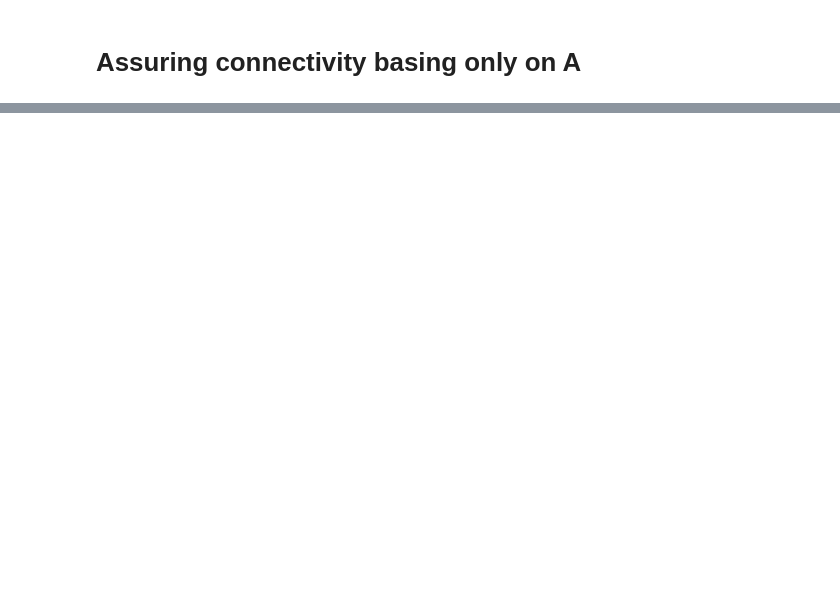
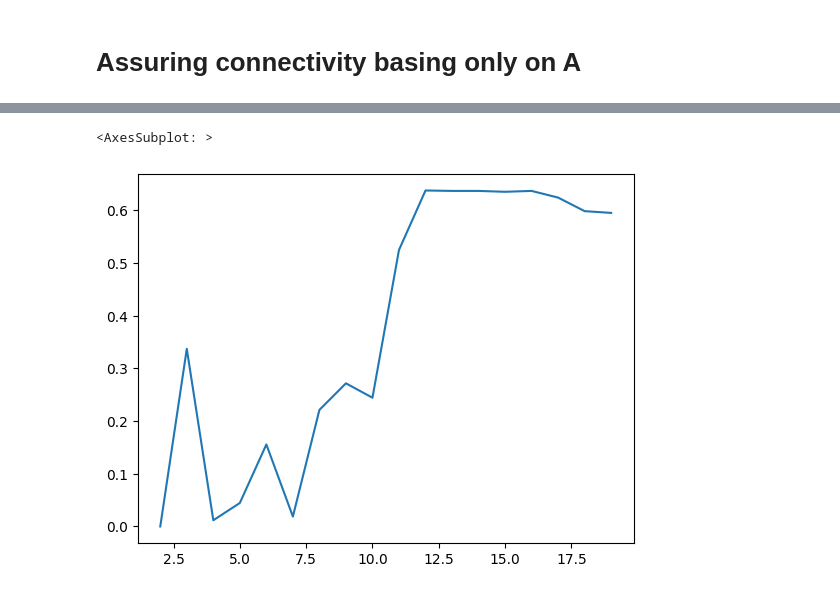
Before and after one commit to WronaPatryk/MLonGraphs, a Jupyter notebook: Project1/connectivity.ipynb, the cells around one changed output, grey strips where cells are left out. Cells and saved outputs as stored; diff of their text form; code cells hidden in the pictures; blank space fills up the shorter version.

```diff
--- a/Project1/connectivity.ipynb
+++ b/Project1/connectivity.ipynb
@@ -526,0 +711,5 @@ def connect_A(A):
+# %%
+ars3 = []
+for m in range(2,20):
+    labelki = spectralClustering3(X=X, n_of_clusters=3, M=m, nodeRepresentationDim=3)
+    ars3.append(AR(labelki, labels[0]))
@@ -526,0 +788,5 @@ def connect_A(A):
+# %%
+sns.lineplot(x=list(range(2,20)), y = ars3).xaxis.set_major_formatter(FuncFormatter(lambda x, _: int(x)))
+# %% [output]
+<AxesSubplot: >
+[figure, added]
```
Also changed, not shown: parts of 53 cells of this notebook.
